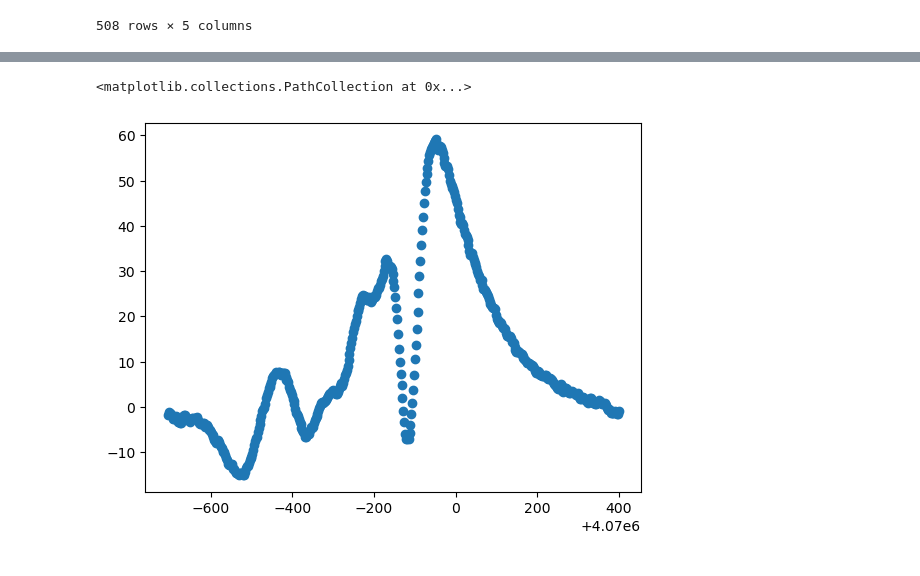
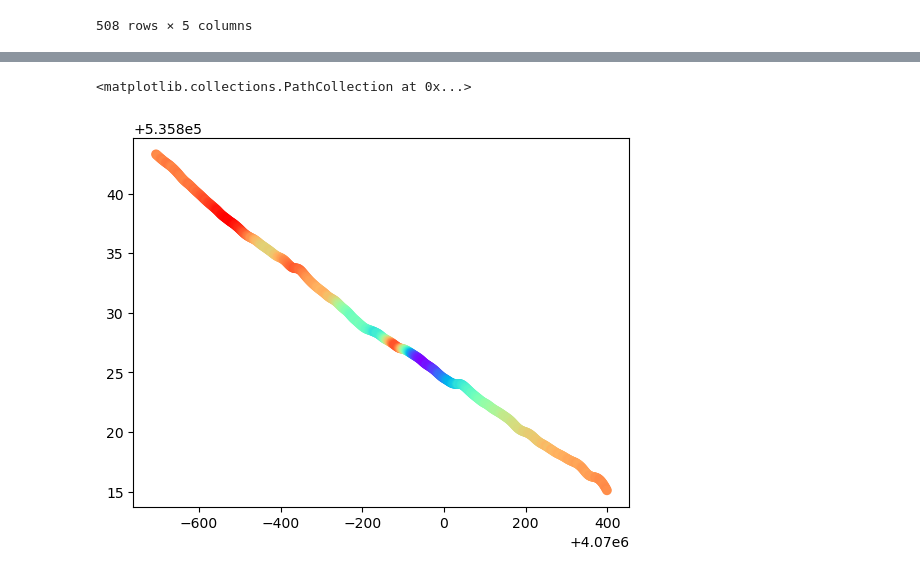
Before and after one commit to rva2526/Cproject, a Jupyter notebook: plot.ipynb, the cells around one changed output, grey strips where cells are left out. Cells and saved outputs as stored; diff of their text form; code cells hidden in the pictures.

```diff
--- a/plot.ipynb
+++ b/plot.ipynb
@@ -27,5 +29,5 @@ plt.scatter(df.Northing,df.Calc)
 # %%
-plt.scatter(df.Northing,df.Residuals)
+plt.scatter(df.Northing,df.Easting,c=df.Residuals,cmap='rainbow_r')
 # %% [output]
 <matplotlib.collections.PathCollection at 0x...>
-[figure, old version]
+[figure, new version]
```
Also changed, not shown: parts of 1 cell of this notebook.
